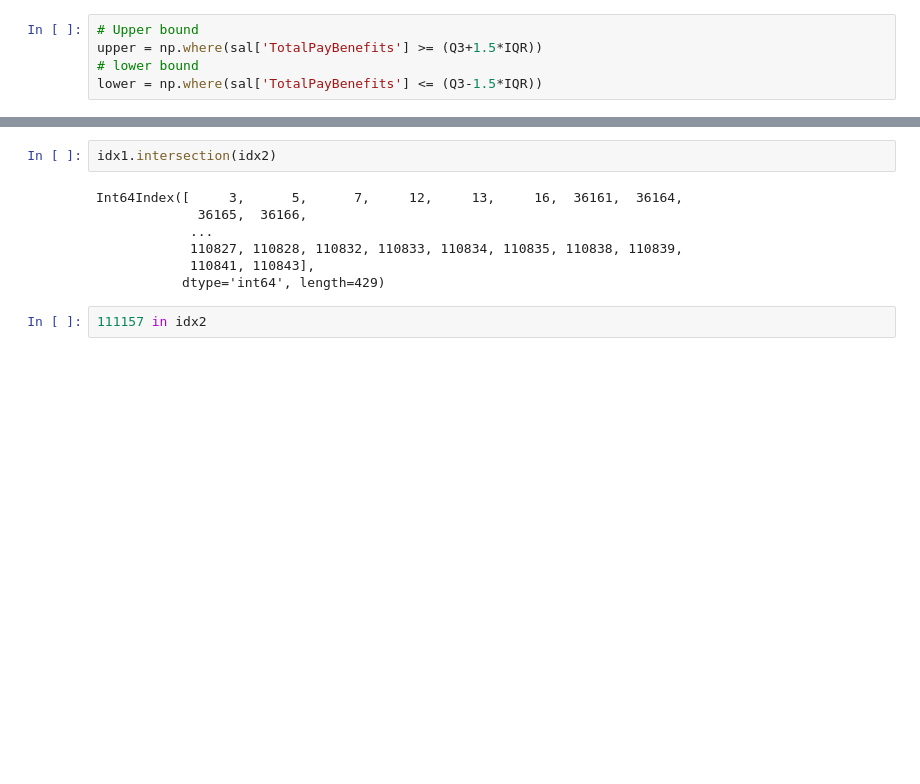
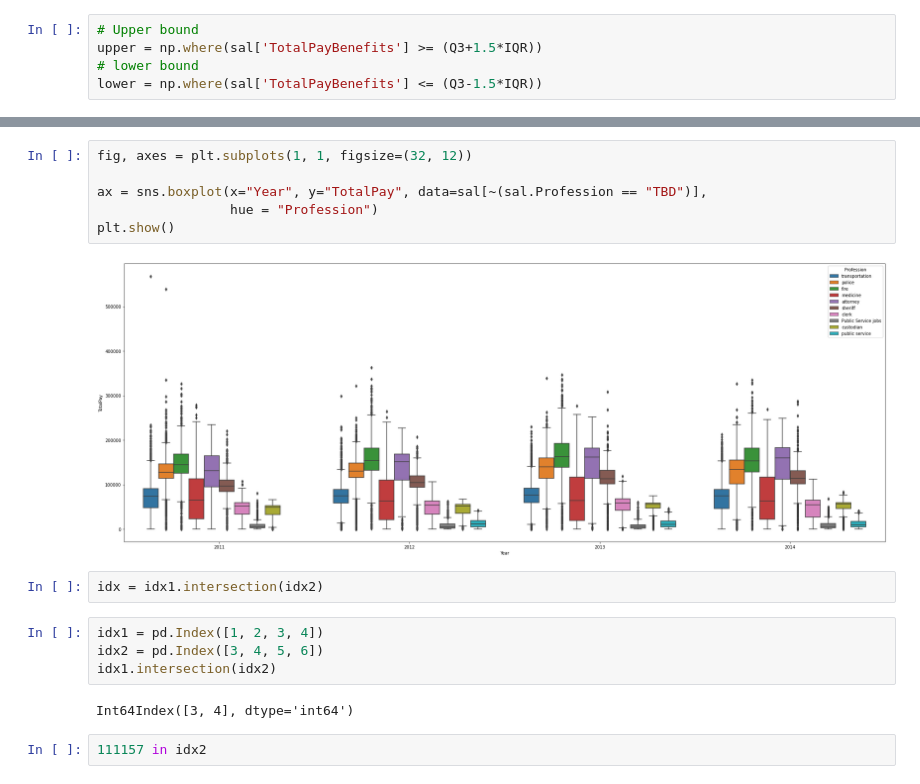
Before and after one commit to savitskaya-om/python, a Jupyter notebook: project/PROJECT.ipynb, the cells around one changed output, grey strips where cells are left out. Saved outputs shown, nothing was run; the diff lists cells and outputs as text; blank space fills up the shorter version.

```diff
--- a/project/PROJECT.ipynb
+++ b/project/PROJECT.ipynb
@@ -231,12 +271,19 @@ sal.iloc[idx1.intersection(idx2)]
+# %%
+fig, axes = plt.subplots(1, 1, figsize=(32, 12))
+
+ax = sns.boxplot(x="Year", y="TotalPay", data=sal[~(sal.Profession == "TBD")],
+                 hue = "Profession")
+plt.show()
+# %% [output]
+[figure, added]
 # %%
-idx1.intersection(idx2)
+idx = idx1.intersection(idx2)
-# %% [output]
-Int64Index([     3,      5,      7,     12,     13,     16,  36161,  36164,
-             36165,  36166,
-            ...
-            110827, 110828, 110832, 110833, 110834, 110835, 110838, 110839,
-            110841, 110843],
-           dtype='int64', length=429)
+# %%
+idx1 = pd.Index([1, 2, 3, 4])
+idx2 = pd.Index([3, 4, 5, 6])
+idx1.intersection(idx2)
+# %% [output]
+Int64Index([3, 4], dtype='int64')
 # %%
 111157 in idx2
 # %% [output]
```
Also changed, not shown: parts of 9 cells of this notebook.
